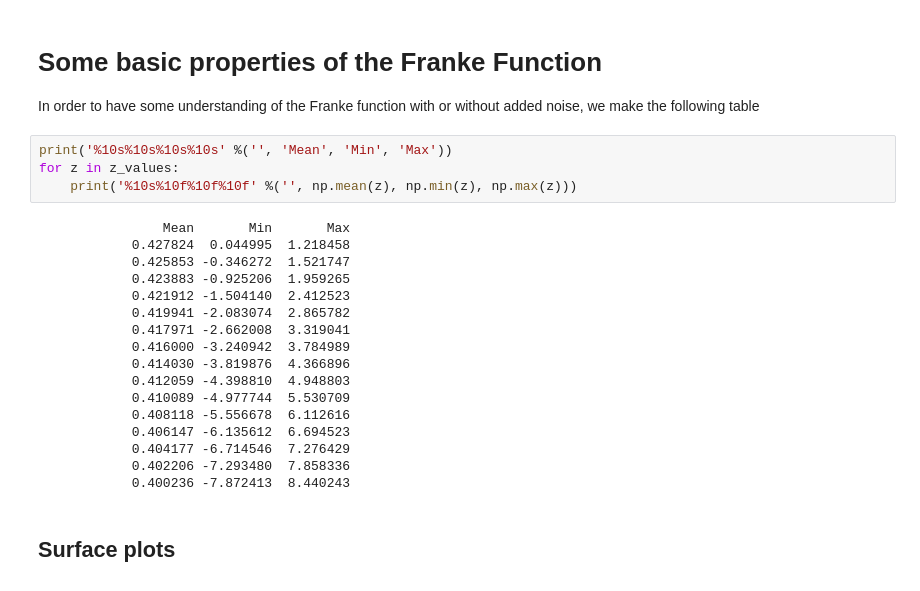
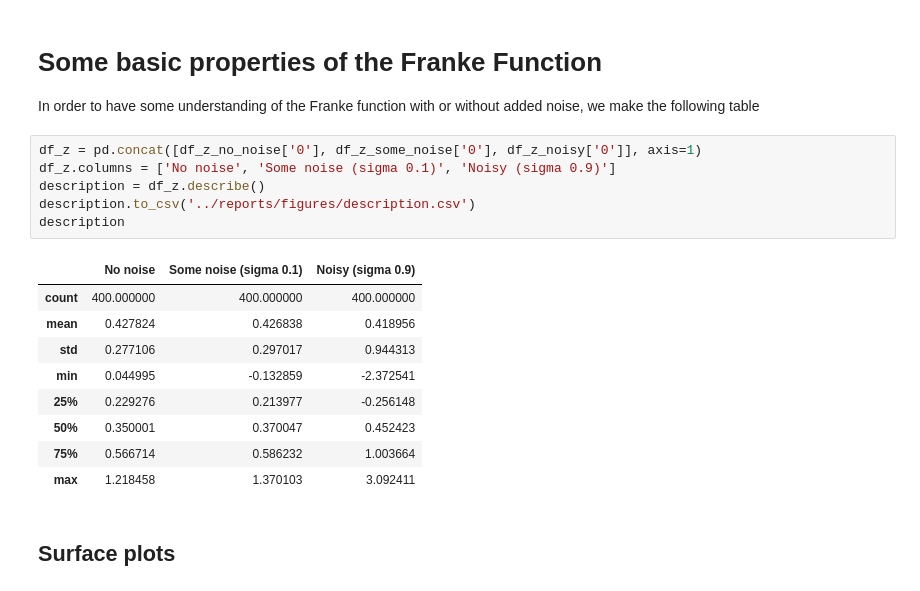
Before and after one commit to bjorngronntun/FYS-STK4155-project1, a Jupyter notebook: notebooks/20190905-visualizing-franke.ipynb, the cells around one changed output. Drawn from its saved outputs; the diff is of its cells as text.

Commit message:
Working on report, things going much too slow.

```diff
--- a/notebooks/20190905-visualizing-franke.ipynb
+++ b/notebooks/20190905-visualizing-franke.ipynb
@@ -22,27 +22,22 @@ z_noisy = np.array(df_z_noisy['0']).reshape((20, 20))
 # %% [markdown]
 # Some basic properties of the Franke Function
 In order to have some understanding of the Franke function with or without added noise, we make the following table
-# %%
-print('%10s%10s%10s%10s' %('', 'Mean', 'Min', 'Max'))
-for z in z_values:
-    print('%10s%10f%10f%10f' %('', np.mean(z), np.min(z), np.max(z)))
-# %% [output]
-                Mean       Min       Max
-            0.427824  0.044995  1.218458
-            0.425853 -0.346272  1.521747
-            0.423883 -0.925206  1.959265
-            0.421912 -1.504140  2.412523
-            0.419941 -2.083074  2.865782
-            0.417971 -2.662008  3.319041
-            0.416000 -3.240942  3.784989
-            0.414030 -3.819876  4.366896
-            0.412059 -4.398810  4.948803
-            0.410089 -4.977744  5.530709
-            0.408118 -5.556678  6.112616
-            0.406147 -6.135612  6.694523
-            0.404177 -6.714546  7.276429
-            0.402206 -7.293480  7.858336
-            0.400236 -7.872413  8.440243
+# %%
+df_z = pd.concat([df_z_no_noise['0'], df_z_some_noise['0'], df_z_noisy['0']], axis=1)
+df_z.columns = ['No noise', 'Some noise (sigma 0.1)', 'Noisy (sigma 0.9)']
+description = df_z.describe()
+description.to_csv('../reports/figures/description.csv')
+description
+# %% [output]
+|  | No noise | Some noise (sigma 0.1) | Noisy (sigma 0.9) |
+| count | 400.000000 | 400.000000 | 400.000000 |
+| mean | 0.427824 | 0.426838 | 0.418956 |
+| std | 0.277106 | 0.297017 | 0.944313 |
+| min | 0.044995 | -0.132859 | -2.372541 |
+| 25% | 0.229276 | 0.213977 | -0.256148 |
+| 50% | 0.350001 | 0.370047 | 0.452423 |
+| 75% | 0.566714 | 0.586232 | 1.003664 |
+| max | 1.218458 | 1.370103 | 3.092411 |
 # %% [markdown]
 ## Surface plots
 # %%
```
Also changed, not shown: parts of 5 cells of this notebook, 5 other files.
